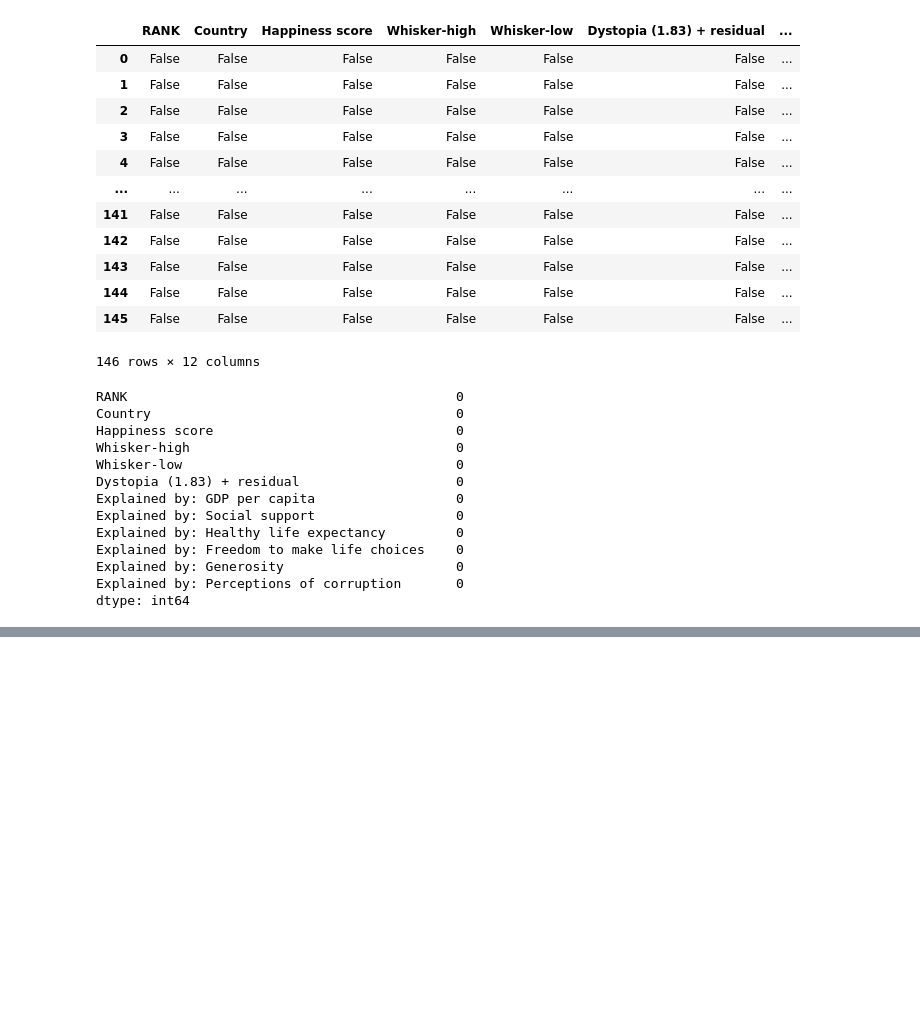
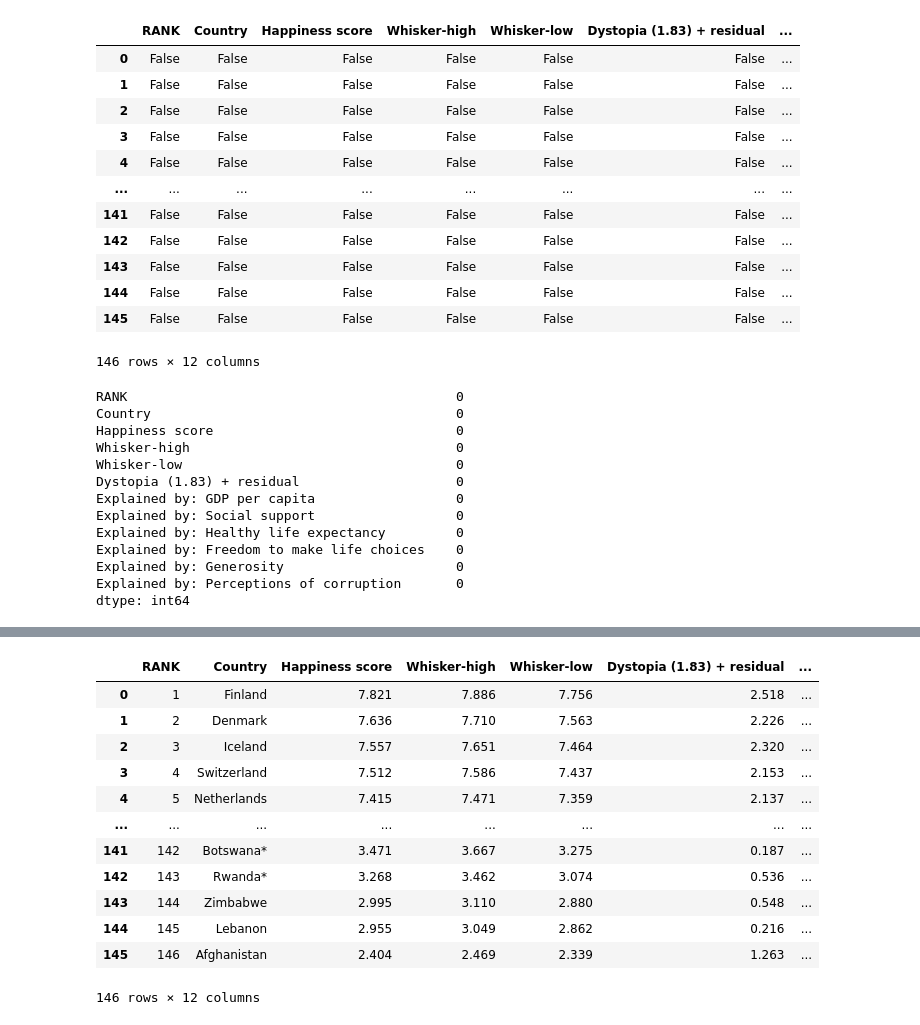
Before and after one commit to Iman-school/project-1-ShahadAli1, a Jupyter notebook: World Happiness 2022 - Project 101.ipynb, the cells around one changed output, grey strips where cells are left out. Saved outputs shown, nothing was run; the diff lists cells and outputs as text; code cells hidden in the pictures; blank space fills up the shorter version.

```diff
--- a/World Happiness 2022 - Project 101.ipynb
+++ b/World Happiness 2022 - Project 101.ipynb
@@ -223,0 +228,17 @@ plt.show()
+# %%
+World_Happiness_Report_2022 = pd. read_csv( 'World Happiness Report 2022.csv')
+World_Happiness_Report_2022
+# %% [output]
+|  | RANK | Country | Happiness score | Whisker-high | Whisker-low | Dystopia (1.83) + residual | ... |
+| 0 | 1 | Finland | 7.821 | 7.886 | 7.756 | 2.518 | ... |
+| 1 | 2 | Denmark | 7.636 | 7.710 | 7.563 | 2.226 | ... |
+| 2 | 3 | Iceland | 7.557 | 7.651 | 7.464 | 2.320 | ... |
+| 3 | 4 | Switzerland | 7.512 | 7.586 | 7.437 | 2.153 | ... |
+| 4 | 5 | Netherlands | 7.415 | 7.471 | 7.359 | 2.137 | ... |
+| ... | ... | ... | ... | ... | ... | ... | ... |
+| 141 | 142 | Botswana* | 3.471 | 3.667 | 3.275 | 0.187 | ... |
+| 142 | 143 | Rwanda* | 3.268 | 3.462 | 3.074 | 0.536 | ... |
+| 143 | 144 | Zimbabwe | 2.995 | 3.110 | 2.880 | 0.548 | ... |
+| 144 | 145 | Lebanon | 2.955 | 3.049 | 2.862 | 0.216 | ... |
+| 145 | 146 | Afghanistan | 2.404 | 2.469 | 2.339 | 1.263 | ... |
+146 rows × 12 columns
```
Also changed, not shown: parts of 21 cells of this notebook.
